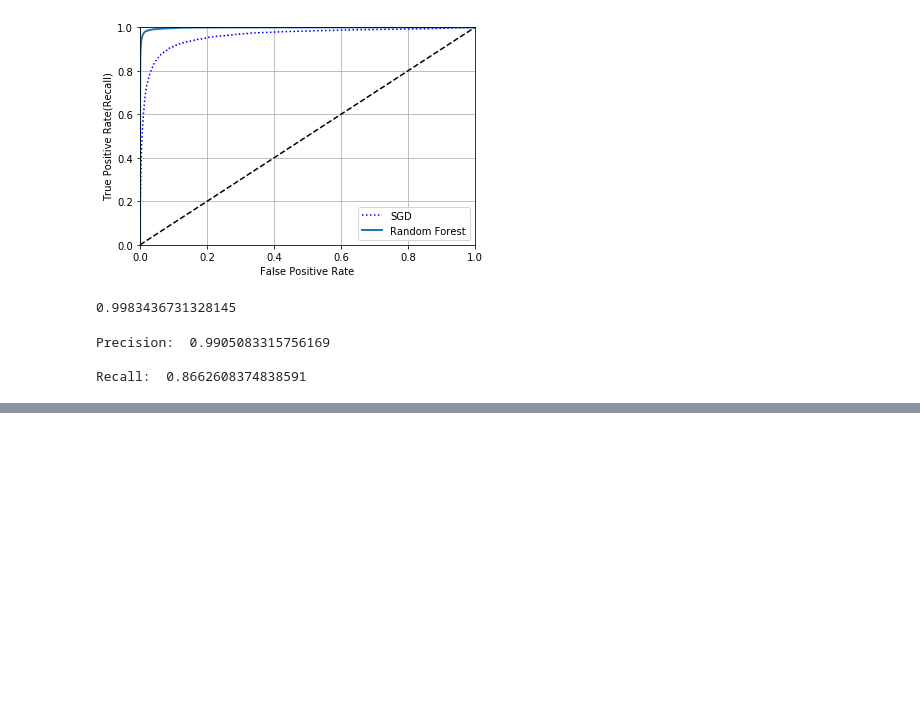
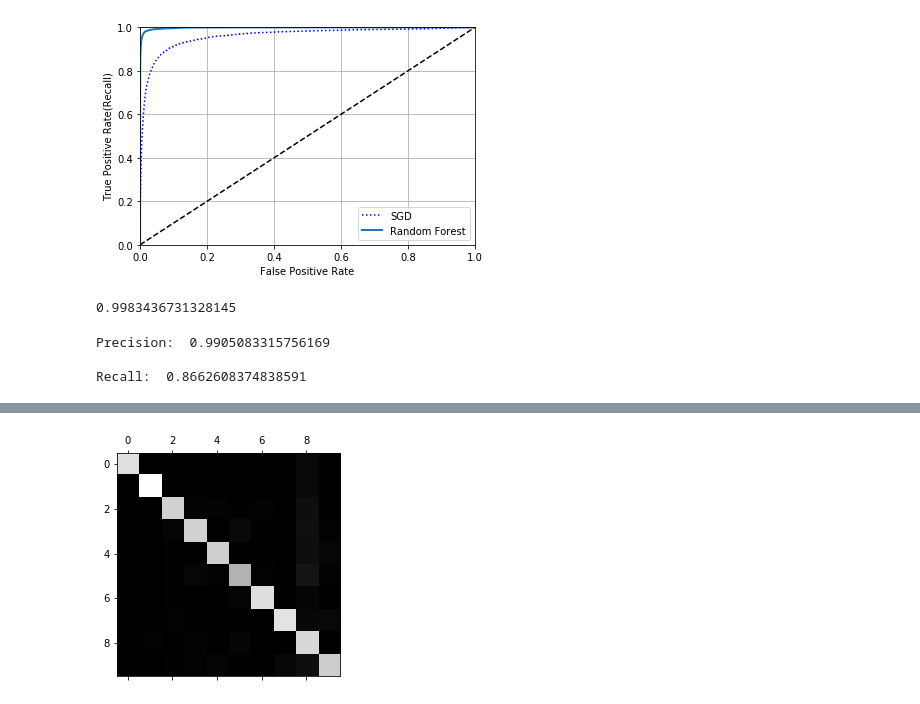
Before and after one commit to abhay-iy97/ml-handson, a Jupyter notebook: MNIST_classification.ipynb, the cells around one changed output, grey strips where cells are left out. Saved outputs shown, nothing was run; the diff lists cells and outputs as text; code cells hidden in the pictures; blank space fills up the shorter version.

Commit message:
multiclass_multioutput_clf

```diff
--- a/MNIST_classification.ipynb
+++ b/MNIST_classification.ipynb
@@ -341,0 +346,9 @@ Recall:  0.8662608374838591
+# %%
+#MultiClass classification
+#Using a binary classifier (SVM)
+#Scikit learn detects when you try to use a binary classification algo for a multiclass classification task
+#and automatically runs One v/s rest OR one v/s one(pair)
+from sklearn.svm import SVC
+svm_classifier = SVC()
+svm_classifier.fit(X_train, y_train)
+svm_classifier.predict([some_digit])
@@ -341,0 +379,11 @@ Recall:  0.8662608374838591
+# %%
+#To force Scikit learn to choose between OvO or OvR use the individual classes
+from sklearn.multiclass import OneVsOneClassifier, OneVsRestClassifier
+
+ovr_classifier = OneVsRestClassifier(SVC())
+ovr_classifier.fit(X_train, y_train)
+print("OVR: ", ovr_classifier.predict([some_digit]))
+
+ovo_classifier = OneVsOneClassifier(SVC())
+ovo_classifier.fit(X_train, y_train)
+print("OVO: ", ovo_classifier.predict([some_digit]))
@@ -341,0 +424,10 @@ Recall:  0.8662608374838591
+# %%
+#Scaling the input
+
+from sklearn.preprocessing import StandardScaler
+scaler = StandardScaler()
+X_train_scaled = scaler.fit_transform(X_train.astype(np.float64))
+# %%
+y_train_pred = cross_val_predict(sgd_classifier, X_train_scaled, y_train, cv=3)
+conf_mx = confusion_matrix(y_train, y_train_pred)
+conf_mx
@@ -341,0 +446,7 @@ Recall:  0.8662608374838591
+# %%
+plt.matshow(conf_mx, cmap=plt.cm.gray)
+plt.show()
+#5 looks slightly darker, which could either mean that fewer images of 5 exist in the dataset OR
+#Classifier does not perform as well on 5s as other digits
+# %% [output]
+[figure, added]
```
Also changed, not shown: parts of 25 cells of this notebook.
